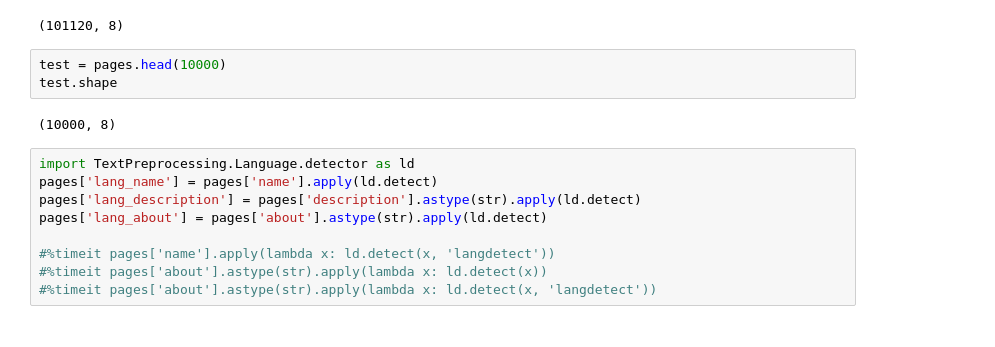
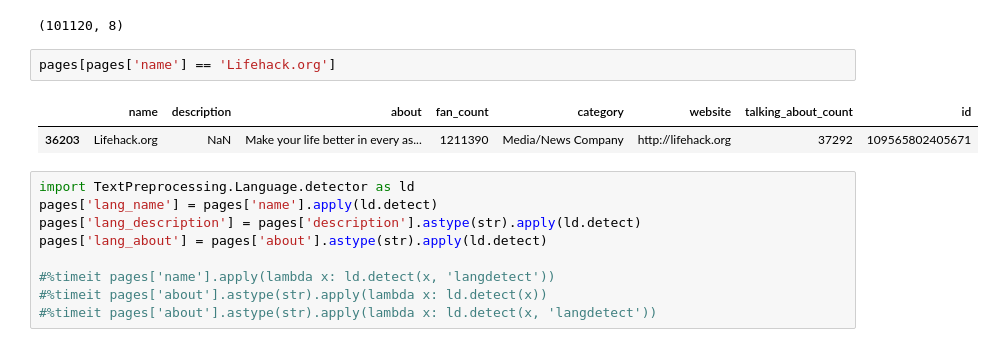
Before and after one commit to Hoiy/tf_playground, a Jupyter notebook: FB_Pages_Analysis.ipynb, the cells around one changed output. Saved outputs shown, nothing was run; the diff lists cells and outputs as text.

```diff
--- a/FB_Pages_Analysis.ipynb
+++ b/FB_Pages_Analysis.ipynb
@@ -7,11 +7,11 @@ pages = pd.read_csv('./pages.csv', nrows=NROWS)
 pages.shape
 # %% [output]
 (101120, 8)
-# %%
-test = pages.head(10000)
-test.shape
-# %% [output]
-(10000, 8)
+# %%
+pages[pages['name'] == 'Lifehack.org']
+# %% [output]
+|  | name | description | about | fan_count | category | website | talking_about_count | id |
+| 36203 | Lifehack.org | NaN | Make your life better in every as... | 1211390 | Media/News Company | http://lifehack.org | 37292 | 109565802405671 |
 # %%
 import TextPreprocessing.Language.detector as ld
 pages['lang_name'] = pages['name'].apply(ld.detect)
```
Also changed, not shown: 3 other files.
